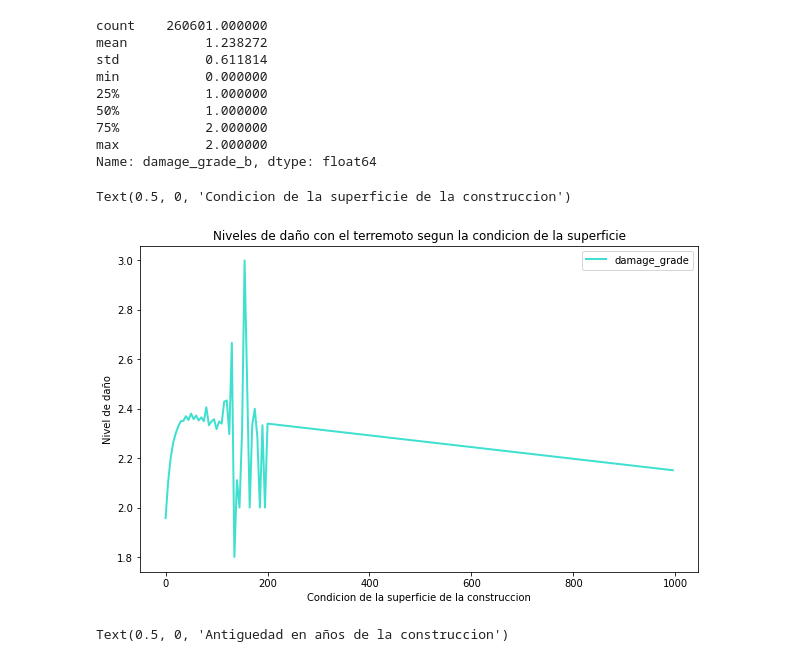
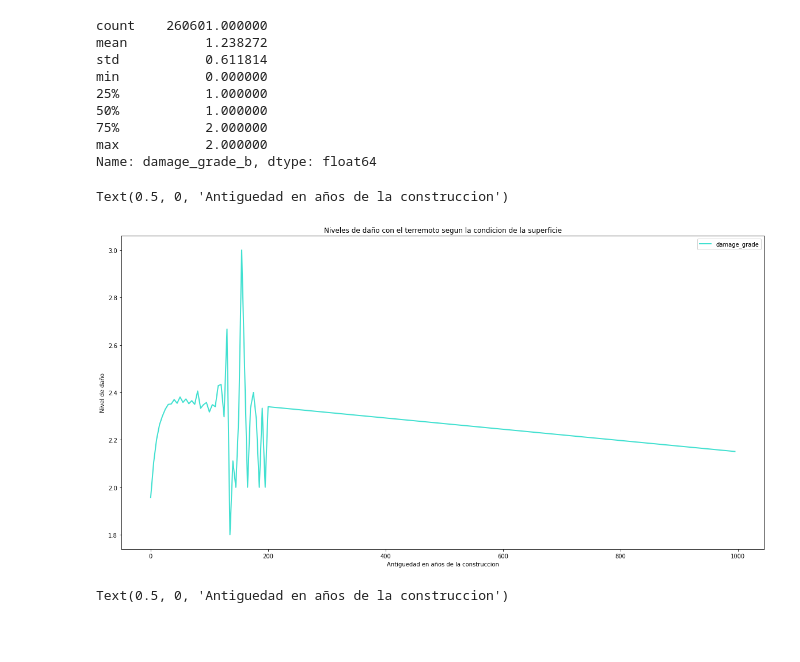
Before and after one commit to Noenf/Datos-1C2021, a Jupyter notebook: TP1/experimentacion_esmi.ipynb, the cells around one changed output. Cells and saved outputs as stored; diff of their text form; code cells hidden in the pictures; blank space fills up the shorter version.

```diff
--- a/TP1/experimentacion_esmi.ipynb
+++ b/TP1/experimentacion_esmi.ipynb
@@ -162,13 +162,13 @@ min           0.000000
 max           2.000000
 Name: damage_grade_b, dtype: float64
 # %%
-grouped_age=df.groupby(['age']).agg({'damage_grade':'mean'}).plot(kind='line', title='Niveles de daño con el terremoto segun la condicion de la superficie', linewidth=2, figsize=(10,6), color='turquoise');
+grouped_age=df.groupby(['age']).agg({'damage_grade':'mean'}).plot(kind='line', title='Niveles de daño con el terremoto segun la condicion de la superficie', linewidth=2, figsize=(20,10), color='turquoise');
 ax=plt.gca()
 ax.set_ylabel('Nivel de daño');
 ax.set_xlabel('Antiguedad en años de la construccion')
 # %% [output]
-Text(0.5, 0, 'Condicion de la superficie de la construccion')
+Text(0.5, 0, 'Antiguedad en años de la construccion')
-[figure, old version]
+[figure, new version]
 # %%
 grouped_age=df.groupby(['age']).agg({'damage_grade_b':'mean'}).plot(kind='line', title='Niveles de daño con el terremoto segun la condicion de la superficie', linewidth=2, figsize=(20,10), color='turquoise');
 ax=plt.gca()
```
Also changed, not shown: parts of 4 cells of this notebook, 3 other files.
